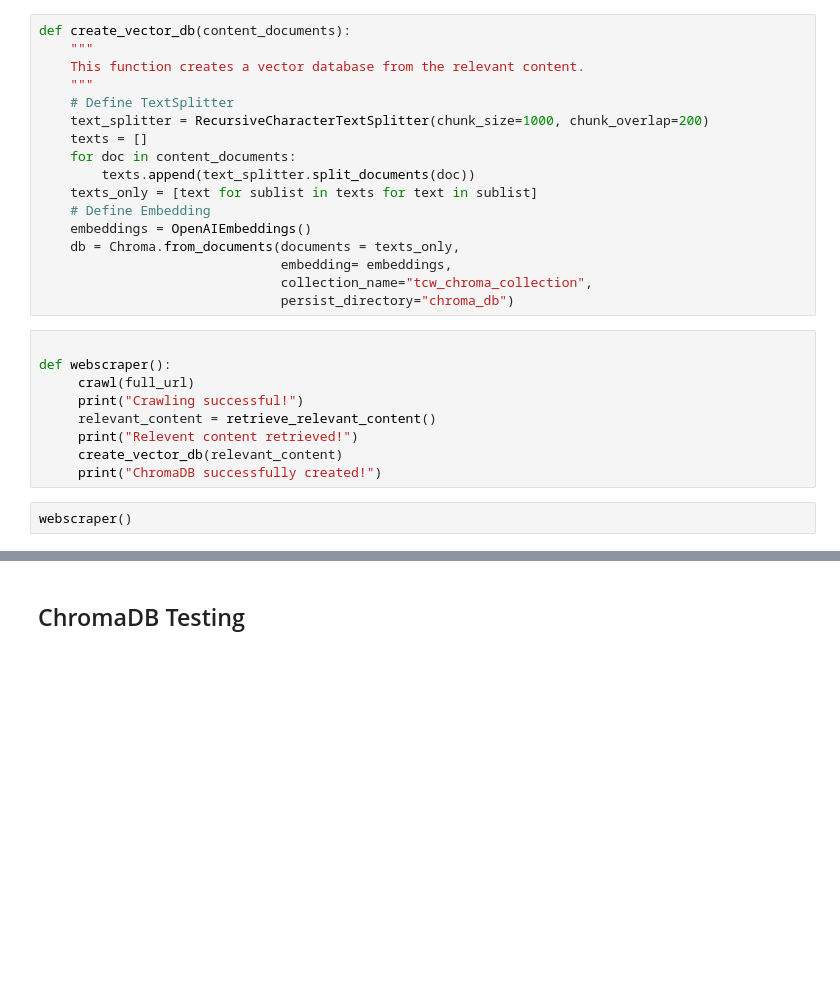
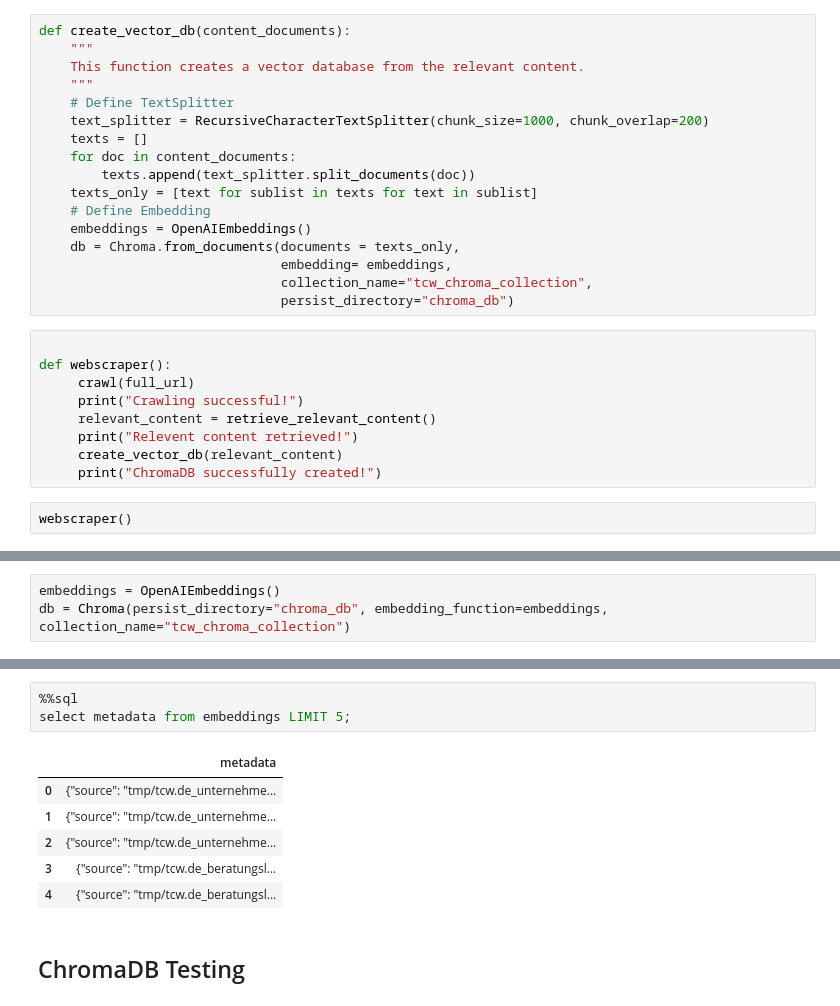
Before and after one commit to mcmerten/tcw_chatbot, a Jupyter notebook: scraper.ipynb, the cells around one changed output, grey strips where cells are left out. Drawn from its saved outputs; the diff is of its cells as text; blank space fills up the shorter version.

```diff
--- a/scraper.ipynb
+++ b/scraper.ipynb
@@ -233,0 +235,3 @@ webscraper()
+# %%
+embeddings = OpenAIEmbeddings()
+db = Chroma(persist_directory="chroma_db", embedding_function=embeddings, collection_name="tcw_chroma_collection")
@@ -234,3 +301,13 @@ webscraper()
+# %%
+%%sql
+select metadata from embeddings LIMIT 5;
+# %% [output]
+|  | metadata |
+| 0 | {"source": "tmp/tcw.de_unternehme... |
+| 1 | {"source": "tmp/tcw.de_unternehme... |
+| 2 | {"source": "tmp/tcw.de_unternehme... |
+| 3 | {"source": "tmp/tcw.de_beratungsl... |
+| 4 | {"source": "tmp/tcw.de_beratungsl... |
 # %% [markdown]
 ## ChromaDB Testing
 # %%
```
Also changed, not shown: parts of 19 cells of this notebook.
